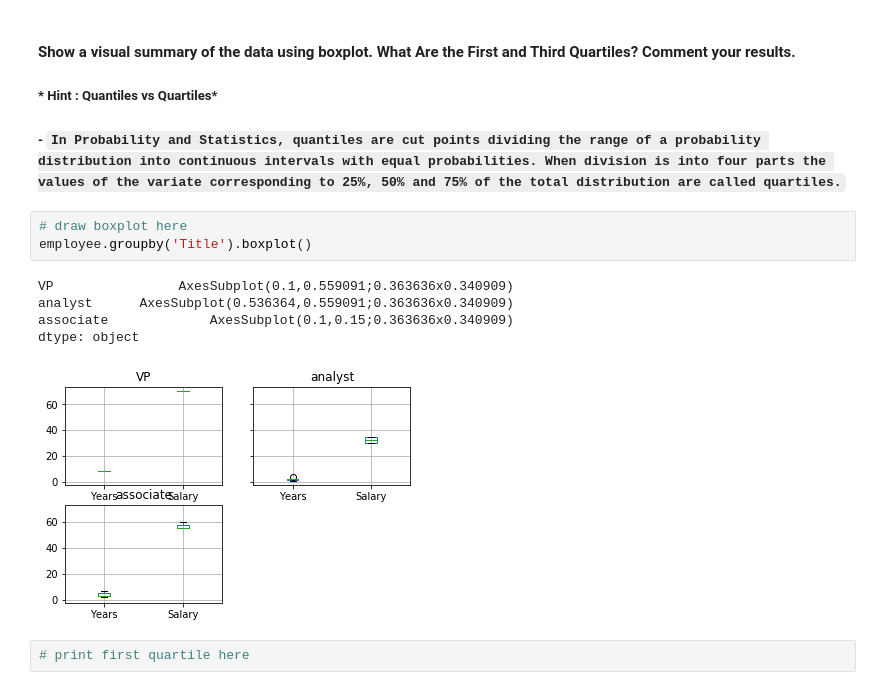
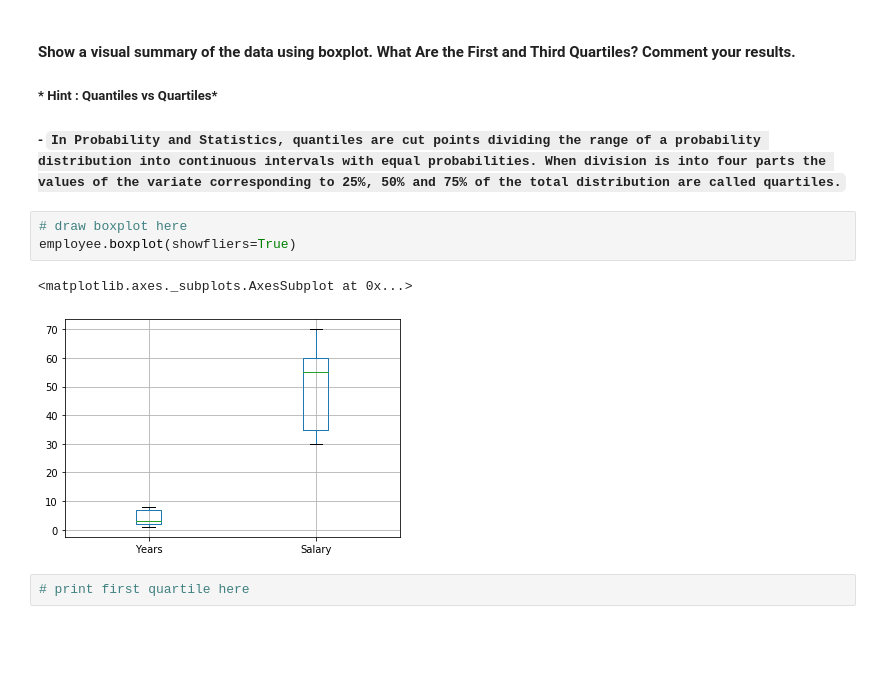
Before and after one commit to ironhack-bcn-data-june-2020/22-lab-subsetting-and-descriptive-stats, a Jupyter notebook: your-code/main.ipynb, the cells around one changed output. Saved outputs shown, nothing was run; the diff lists cells and outputs as text; blank space fills up the shorter version.

```diff
--- a/your-code/main.ipynb
+++ b/your-code/main.ipynb
@@ -315,13 +318,10 @@ Name: Salary, dtype: float64
 ##### - `In Probability and Statistics, quantiles are cut points dividing the range of a probability distribution into continuous intervals with equal probabilities. When division is into four parts the values of the variate corresponding to 25%, 50% and 75% of the total distribution are called quartiles.`
 # %%
 # draw boxplot here
-employee.groupby('Title').boxplot()
+employee.boxplot(showfliers=True)
 # %% [output]
-VP                AxesSubplot(0.1,0.559091;0.363636x0.340909)
-analyst      AxesSubplot(0.536364,0.559091;0.363636x0.340909)
-associate             AxesSubplot(0.1,0.15;0.363636x0.340909)
-dtype: object
+<matplotlib.axes._subplots.AxesSubplot at 0x...>
-[figure, old version]
+[figure, new version]
 # %%
 # print first quartile here
 # %%
```
Also changed, not shown: parts of 23 cells of this notebook.
